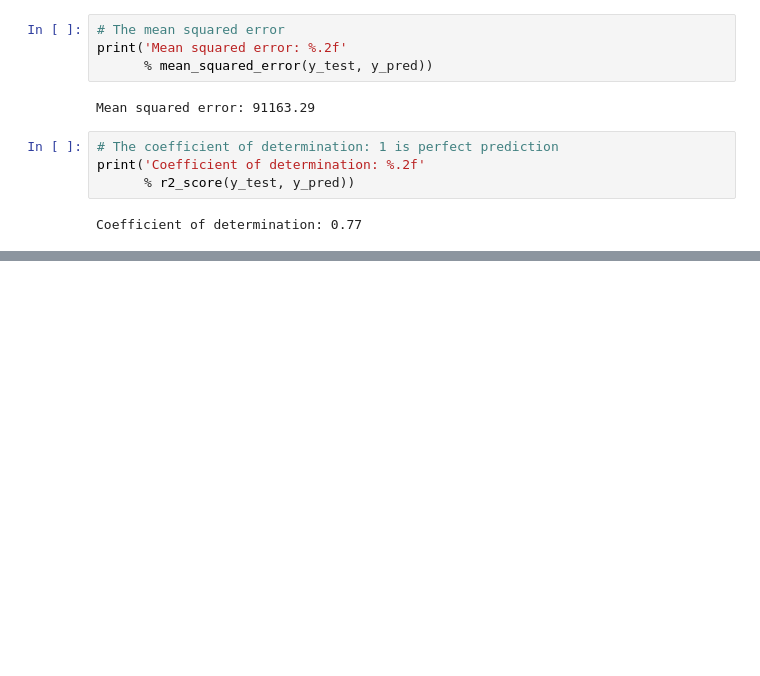
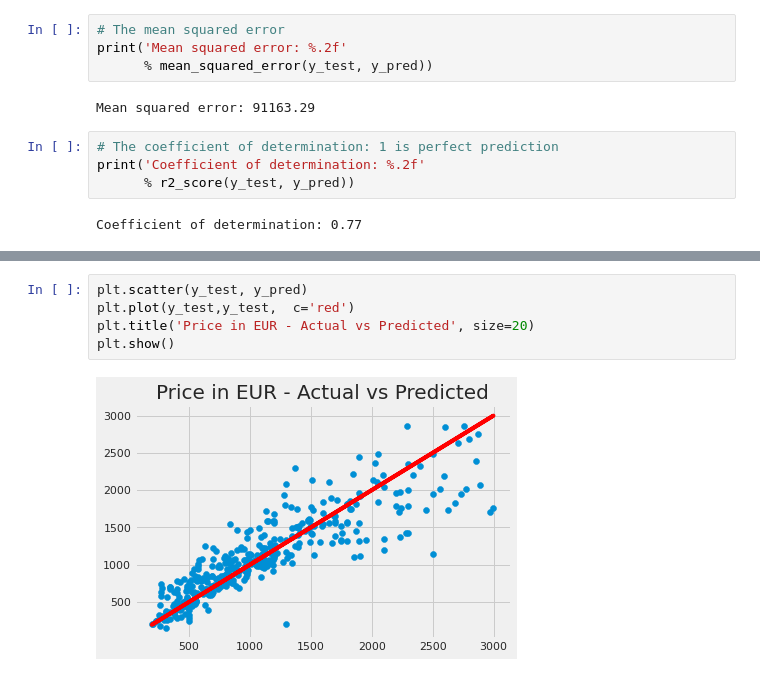
Before and after one commit to DanielKorenDataScience/RegressionProject, a Jupyter notebook: Regression Project.ipynb, the cells around one changed output, grey strips where cells are left out. Drawn from its saved outputs; the diff is of its cells as text; blank space fills up the shorter version.

```diff
--- a/Regression Project.ipynb
+++ b/Regression Project.ipynb
@@ -641,0 +627,7 @@ ValueError: ignored
+# %%
+plt.scatter(y_test, y_pred)
+plt.plot(y_test,y_test,  c='red')
+plt.title('Price in EUR - Actual vs Predicted', size=20)
+plt.show()
+# %% [output]
+[figure, added]
```
Also changed, not shown: parts of 6 cells of this notebook.
